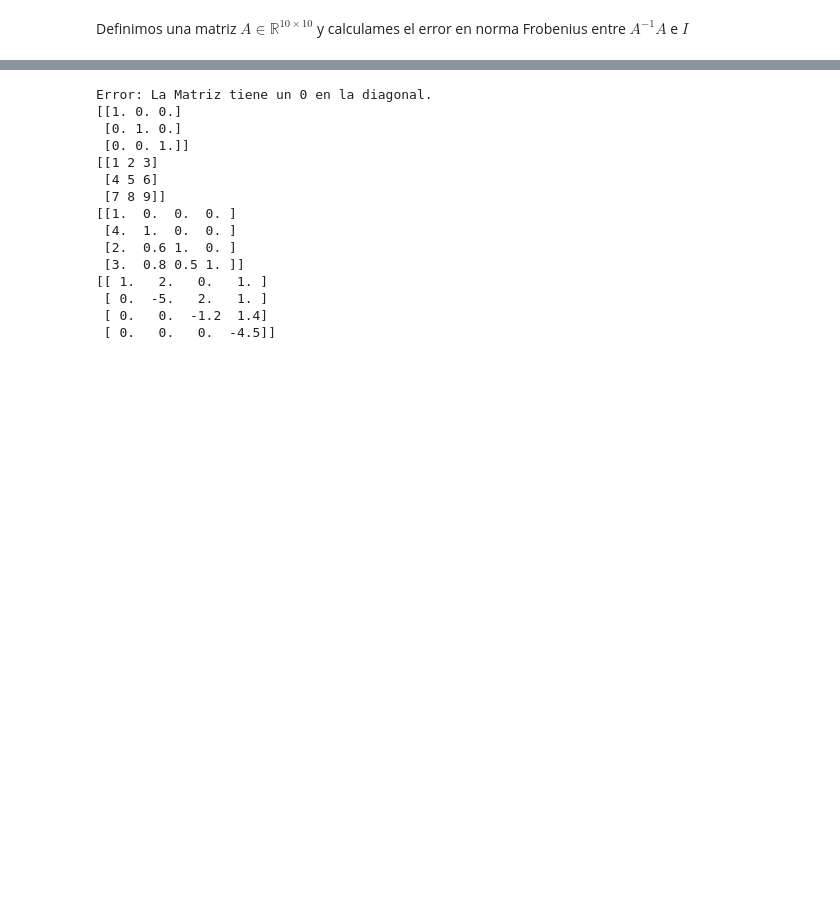
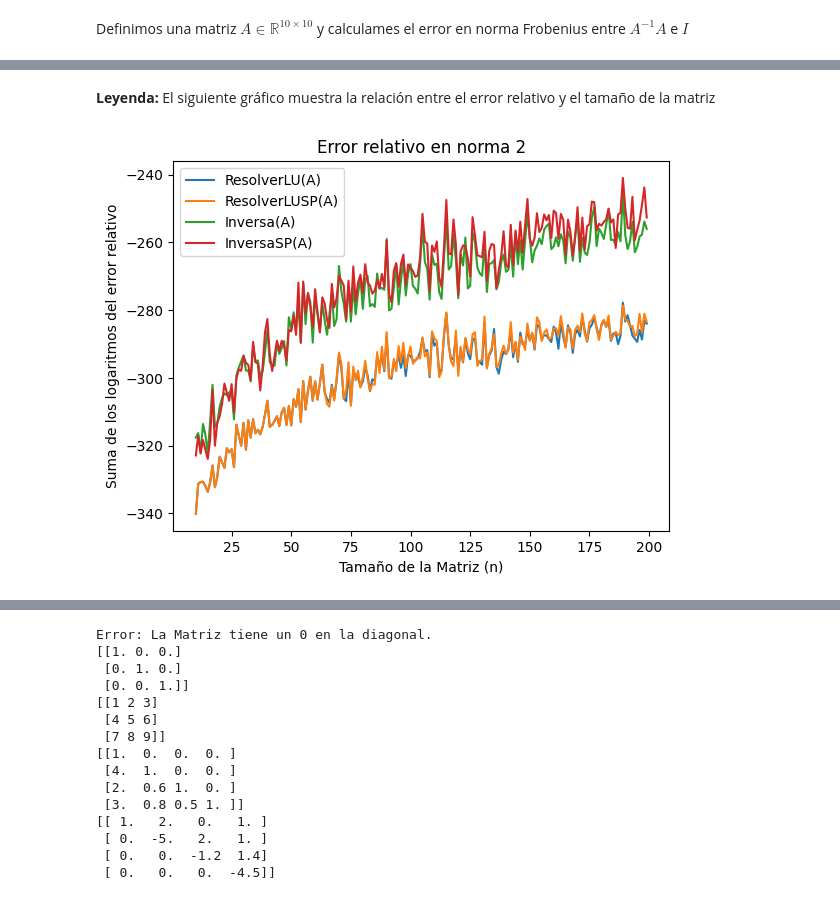
Before and after one commit to MarioSigal/TPs-Algebra_Lineal_Computacional, a Jupyter notebook: tp_solucion.ipynb, the cells around one changed output, grey strips where cells are left out. Cells and saved outputs as stored; diff of their text form; code cells hidden in the pictures; blank space fills up the shorter version.

```diff
--- a/tp_solucion.ipynb
+++ b/tp_solucion.ipynb
@@ -295,9 +265,14 @@ def inversa(A):
     return Inv
 # %%
 #inversa con SciPy
-def inversa(A):
+def inversaSP(A):
+    # Calculamos la descomposición LU
     L, U = descompLU(A)
+
+    # Definimos la matriz identidad
     In = np.eye(A.shape[0])
+
+    # resolvemos los sistemas para cada vector de la matriz identidad
     y = scipy.linalg.solve_triangular(L, In, lower = True)
     x = scipy.linalg.solve_triangular(U, y)
     return x
@@ -333,0 +403,41 @@ El error expresado en escala logaritmica es:
+# %%
+#Experimento 4: InversaSP
+np.random.seed(1)# en cada uno de los 4 experimentos queremos usar las mismas matrices
+v4 = np.zeros(200)
+tiempo4 = np.zeros(200)
+
+# Buscamos errores relativos para ResolverLUSP
+for n in range(10, 201):
+    suma_errores = 0
+    start = time.time()
+    for i in range(10):
+
+        # Definimos la matriz A, x y b tal que Ax = b
+        A = definir_matriz((n,n))
+        x = definir_matriz((n,1))
+        b = A@x
+
+        # Resolvemos el sistema Ax = b y calculamos el error
+        x4 = inversaSP(A)@b
+        suma_errores += np.log(error_rel_n2(A@x4,b))
+
+    tiempo4[n-1] = (time.time() - start)/10 # es el promedio del tiempo para calcular una matriz
+    v4[n-1] = suma_errores
+# %% [markdown]
+__Leyenda:__ El siguiente gráfico muestra la relación entre el error relativo y el tamaño de la matriz
+# %%
+
+n = np.arange(10, len(v1))
+plt.plot(n, v1[10:], label='ResolverLU(A)')
+plt.plot(n, v2[10:], label='ResolverLUSP(A)')
+plt.plot(n, v3[10:], label='Inversa(A)')
+plt.plot(n, v4[10:], label='InversaSP(A)')
+
+plt.xlabel('Tamaño de la Matriz (n)')
+plt.ylabel('Suma de los logaritmos del error relativo')
+plt.title('Error relativo en norma 2')
+
+plt.legend()
+plt.show()
+# %% [output]
+[figure, added]
```
Also changed, not shown: parts of 23 cells of this notebook.
